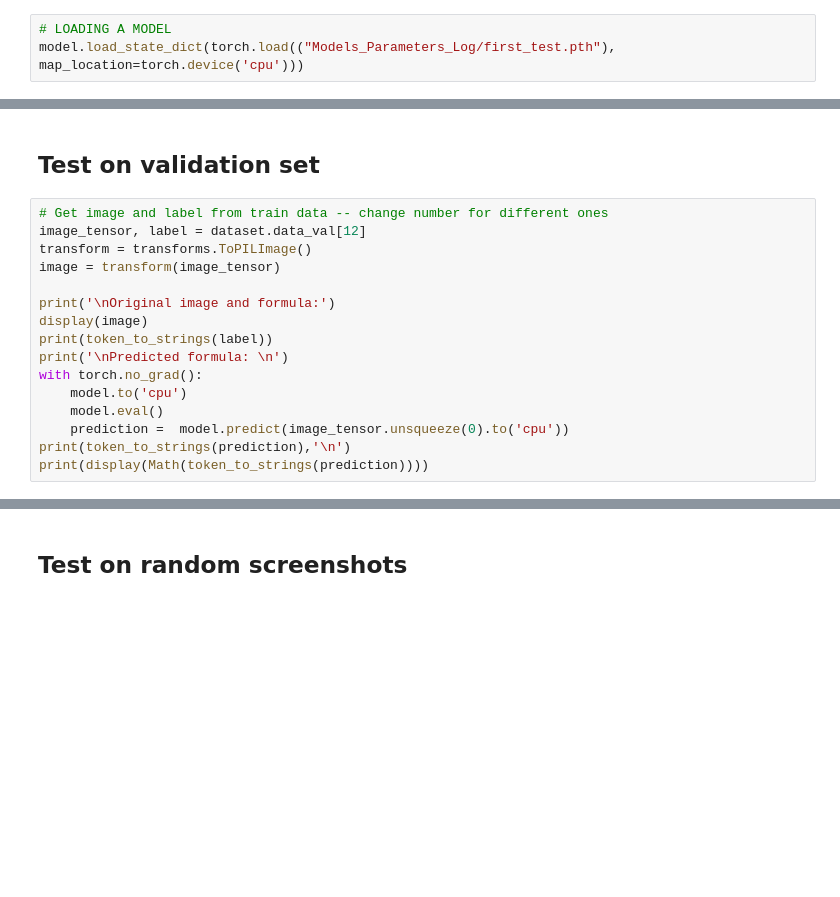
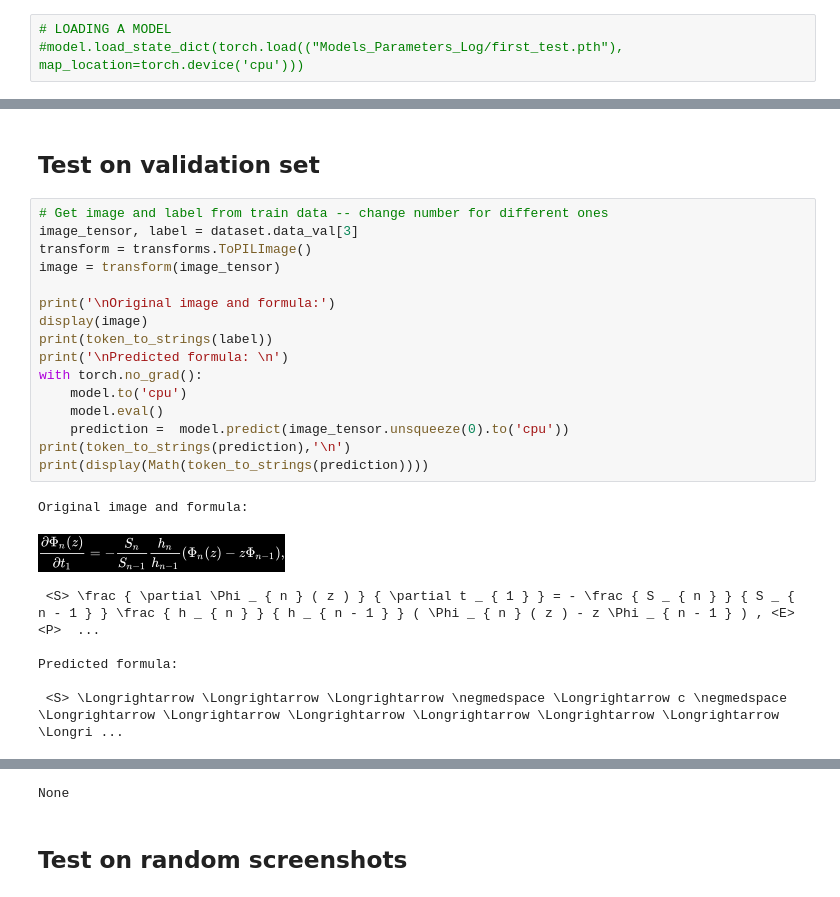
Before and after one commit to gmarus777/image-to-tex-OCR, a Jupyter notebook: Jupyter_Notebooks/FINAL_LOCAL_TRANING_CFG.ipynb, the cells around one changed output, grey strips where cells are left out. Drawn from its saved outputs; the diff is of its cells as text; blank space fills up the shorter version.

Commit message:
fixed bugs and first test works

```diff
--- a/Jupyter_Notebooks/FINAL_LOCAL_TRANING_CFG.ipynb
+++ b/Jupyter_Notebooks/FINAL_LOCAL_TRANING_CFG.ipynb
@@ -217,6 +242,6 @@ torch.save(model.state_dict(), 'Models_Parameters_Log/first_test_1.pth')
 # %%
 # LOADING A MODEL
-model.load_state_dict(torch.load(("Models_Parameters_Log/first_test.pth"), map_location=torch.device('cpu')))
+#model.load_state_dict(torch.load(("Models_Parameters_Log/first_test.pth"), map_location=torch.device('cpu')))
 # %%
 import json
 
@@ -247,17 +272,25 @@ def token_to_strings(tokens):
 ## Test on validation set
 # %%
 # Get image and label from train data -- change number for different ones
-image_tensor, label = dataset.data_val[12]
+image_tensor, label = dataset.data_val[3]
 transform = transforms.ToPILImage()
 image = transform(image_tensor)
 
 print('\nOriginal image and formula:')
 display(image)
 print(token_to_strings(label))
 print('\nPredicted formula: \n')
 with torch.no_grad():
     model.to('cpu')
     model.eval()
     prediction =  model.predict(image_tensor.unsqueeze(0).to('cpu'))
 print(token_to_strings(prediction),'\n')
 print(display(Math(token_to_strings(prediction))))
+# %% [output]
+Original image and formula:
+[figure, added]
+ <S> \frac { \partial \Phi _ { n } ( z ) } { \partial t _ { 1 } } = - \frac { S _ { n } } { S _ { n - 1 } } \frac { h _ { n } } { h _ { n - 1 } } ( \Phi _ { n } ( z ) - z \Phi _ { n - 1 } ) , <E> <P>  ...
+
+Predicted formula:
+
+ <S> \Longrightarrow \Longrightarrow \Longrightarrow \negmedspace \Longrightarrow c \negmedspace \Longrightarrow \Longrightarrow \Longrightarrow \Longrightarrow \Longrightarrow \Longrightarrow \Longri ...
@@ -264,3 +298,4 @@ print(display(Math(token_to_strings(prediction))))
+None
 # %% [markdown]
 ## Test on random screenshots
 # %%
```
Also changed, not shown: parts of 17 cells of this notebook, 2 other files.
